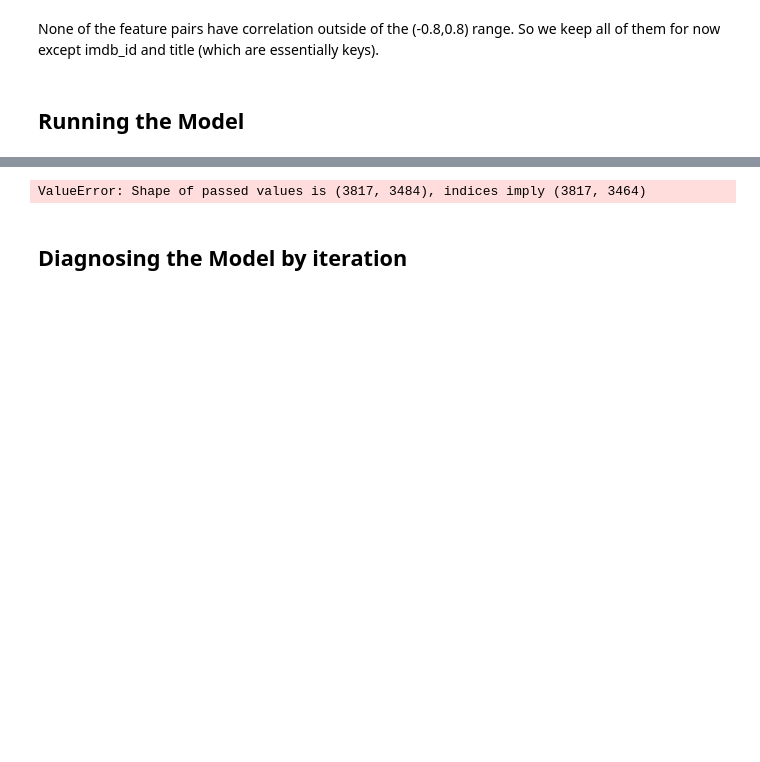
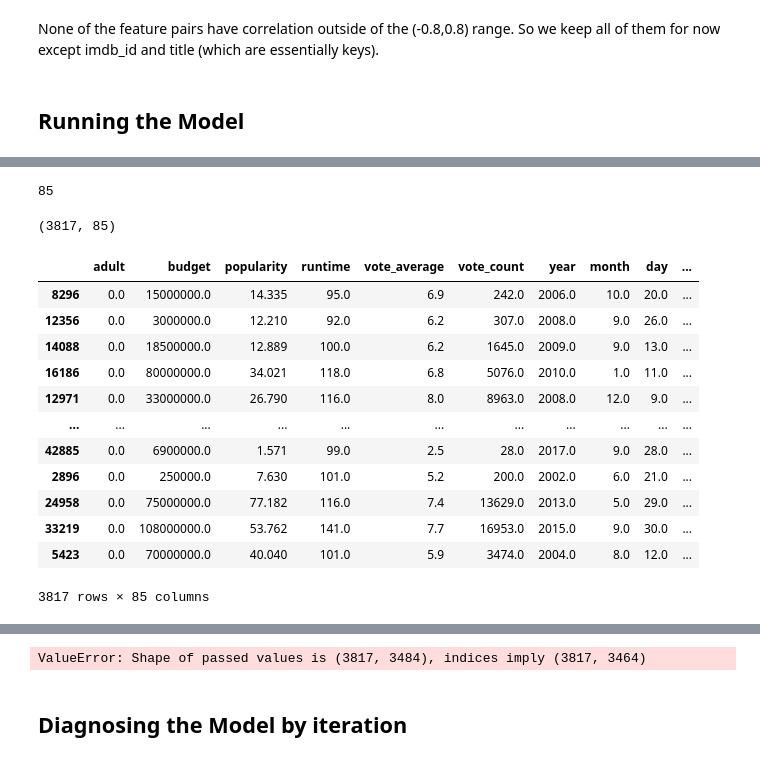
Before and after one commit to Numann-Malik/IMDB, a Jupyter notebook: IMDB_LInear_Regression_Models.ipynb, the cells around one changed output, grey strips where cells are left out. Drawn from its saved outputs; the diff is of its cells as text; code cells hidden in the pictures; blank space fills up the shorter version.

```diff
--- a/IMDB_LInear_Regression_Models.ipynb
+++ b/IMDB_LInear_Regression_Models.ipynb
@@ -485,0 +481,5 @@ num_cols
+# %%
+## select manually OHE cols for later
+bool_select = make_column_selector(dtype_include='bool')
+already_ohe_cols = bool_select(X_train)
+already_ohe_cols
@@ -514,0 +555,32 @@ ColumnTransformer(remainder='passthrough',
+# %%
+## Using list-slicing to find the encoder
+cat_features = preprocessor.named_transformers_['pipeline-2'][-1].get_feature_names_out(cat_cols)
+
+
+## Create the empty list
+final_features = [*num_cols,*cat_features,*already_ohe_cols]
+len(final_features)
+# %% [output]
+85
+# %%
+preprocessor.transform(X_train).shape
+# %% [output]
+(3817, 85)
+# %%
+X_train_tf = pd.DataFrame( preprocessor.transform(X_train),
+                          columns=final_features, index=X_train.index)
+X_train_tf
+# %% [output]
+|  | adult | budget | popularity | runtime | vote_average | vote_count | year | month | day | ... |
+| 8296 | 0.0 | 15000000.0 | 14.335 | 95.0 | 6.9 | 242.0 | 2006.0 | 10.0 | 20.0 | ... |
+| 12356 | 0.0 | 3000000.0 | 12.210 | 92.0 | 6.2 | 307.0 | 2008.0 | 9.0 | 26.0 | ... |
+| 14088 | 0.0 | 18500000.0 | 12.889 | 100.0 | 6.2 | 1645.0 | 2009.0 | 9.0 | 13.0 | ... |
+| 16186 | 0.0 | 80000000.0 | 34.021 | 118.0 | 6.8 | 5076.0 | 2010.0 | 1.0 | 11.0 | ... |
+| 12971 | 0.0 | 33000000.0 | 26.790 | 116.0 | 8.0 | 8963.0 | 2008.0 | 12.0 | 9.0 | ... |
+| ... | ... | ... | ... | ... | ... | ... | ... | ... | ... | ... |
+| 42885 | 0.0 | 6900000.0 | 1.571 | 99.0 | 2.5 | 28.0 | 2017.0 | 9.0 | 28.0 | ... |
+| 2896 | 0.0 | 250000.0 | 7.630 | 101.0 | 5.2 | 200.0 | 2002.0 | 6.0 | 21.0 | ... |
+| 24958 | 0.0 | 75000000.0 | 77.182 | 116.0 | 7.4 | 13629.0 | 2013.0 | 5.0 | 29.0 | ... |
+| 33219 | 0.0 | 108000000.0 | 53.762 | 141.0 | 7.7 | 16953.0 | 2015.0 | 9.0 | 30.0 | ... |
+| 5423 | 0.0 | 70000000.0 | 40.040 | 101.0 | 5.9 | 3474.0 | 2004.0 | 8.0 | 12.0 | ... |
+3817 rows × 85 columns
```
Also changed, not shown: parts of 24 cells of this notebook.
